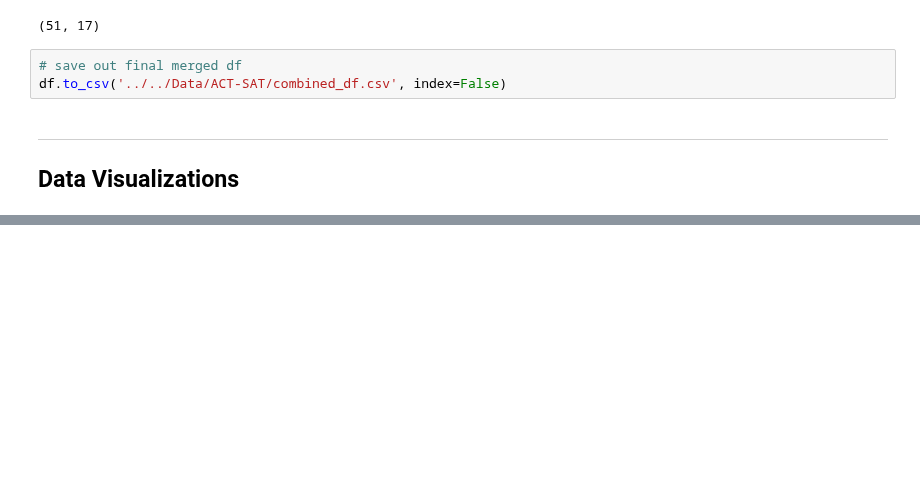
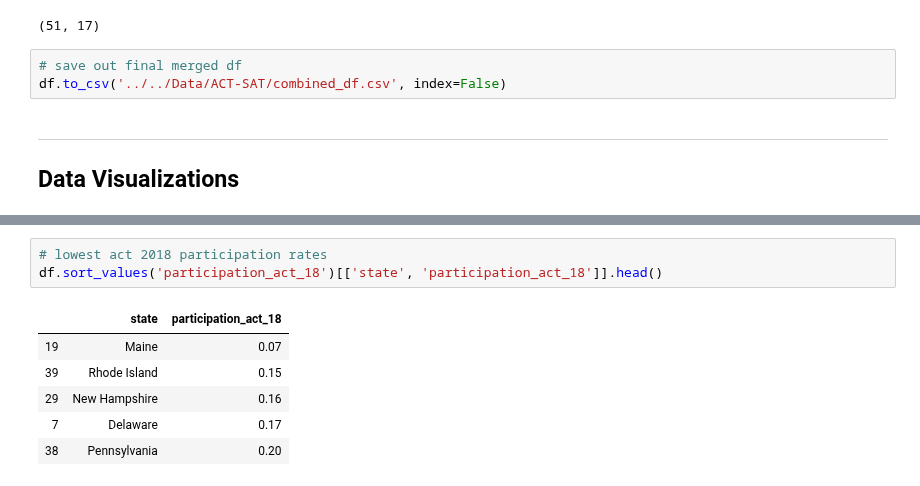
Before and after one commit to CreightonAshton/Scratchwork, a Jupyter notebook: Code/ACT-SAT/ACT-SAT.ipynb, the cells around one changed output, grey strips where cells are left out. Saved outputs shown, nothing was run; the diff lists cells and outputs as text; blank space fills up the shorter version.

```diff
--- a/Code/ACT-SAT/ACT-SAT.ipynb
+++ b/Code/ACT-SAT/ACT-SAT.ipynb
@@ -484,0 +507,10 @@ ___
+# %%
+# lowest act 2018 participation rates
+df.sort_values('participation_act_18')[['state', 'participation_act_18']].head()
+# %% [output]
+|  | state | participation_act_18 |
+| 19 | Maine | 0.07 |
+| 39 | Rhode Island | 0.15 |
+| 29 | New Hampshire | 0.16 |
+| 7 | Delaware | 0.17 |
+| 38 | Pennsylvania | 0.20 |
```
Also changed, not shown: parts of 13 cells of this notebook.
